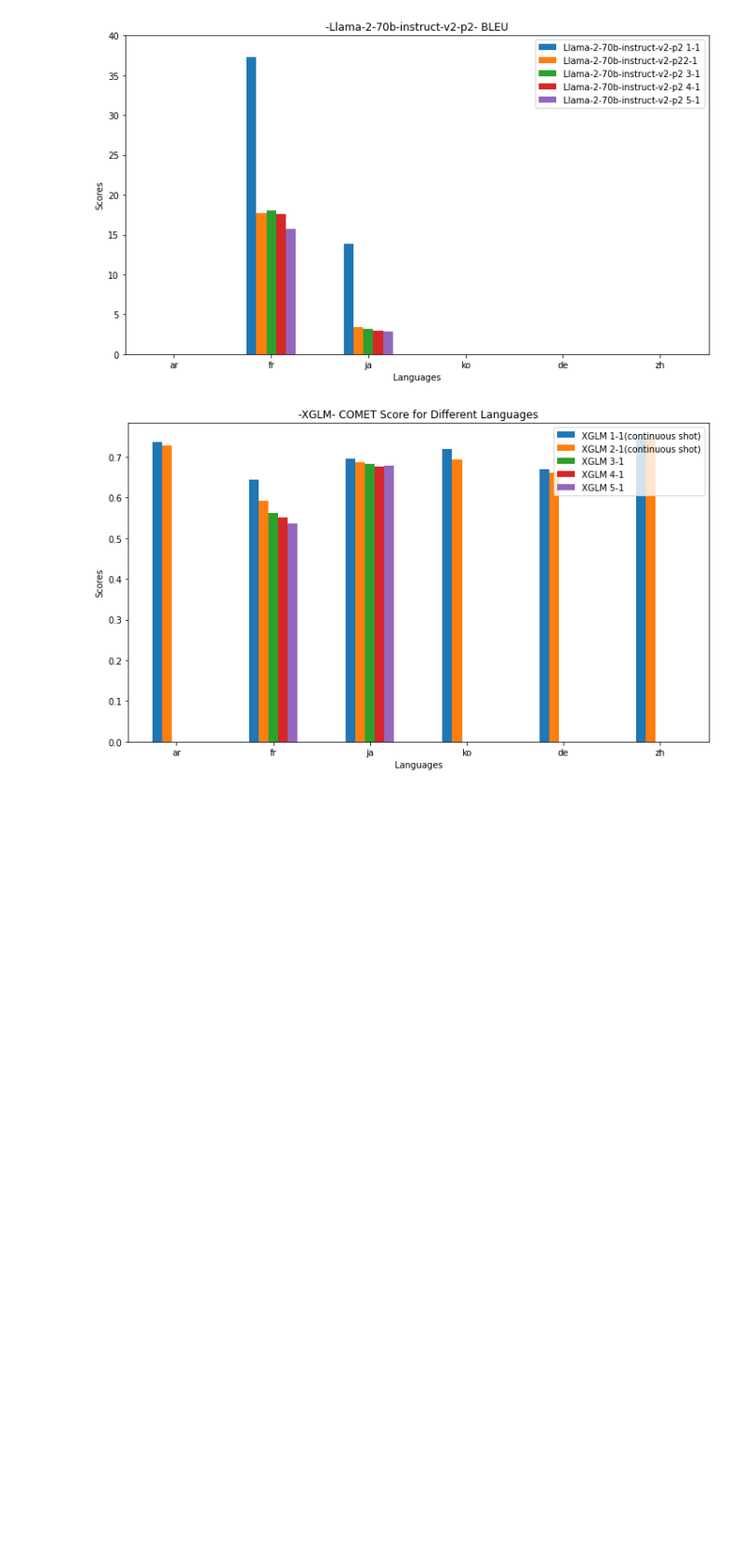
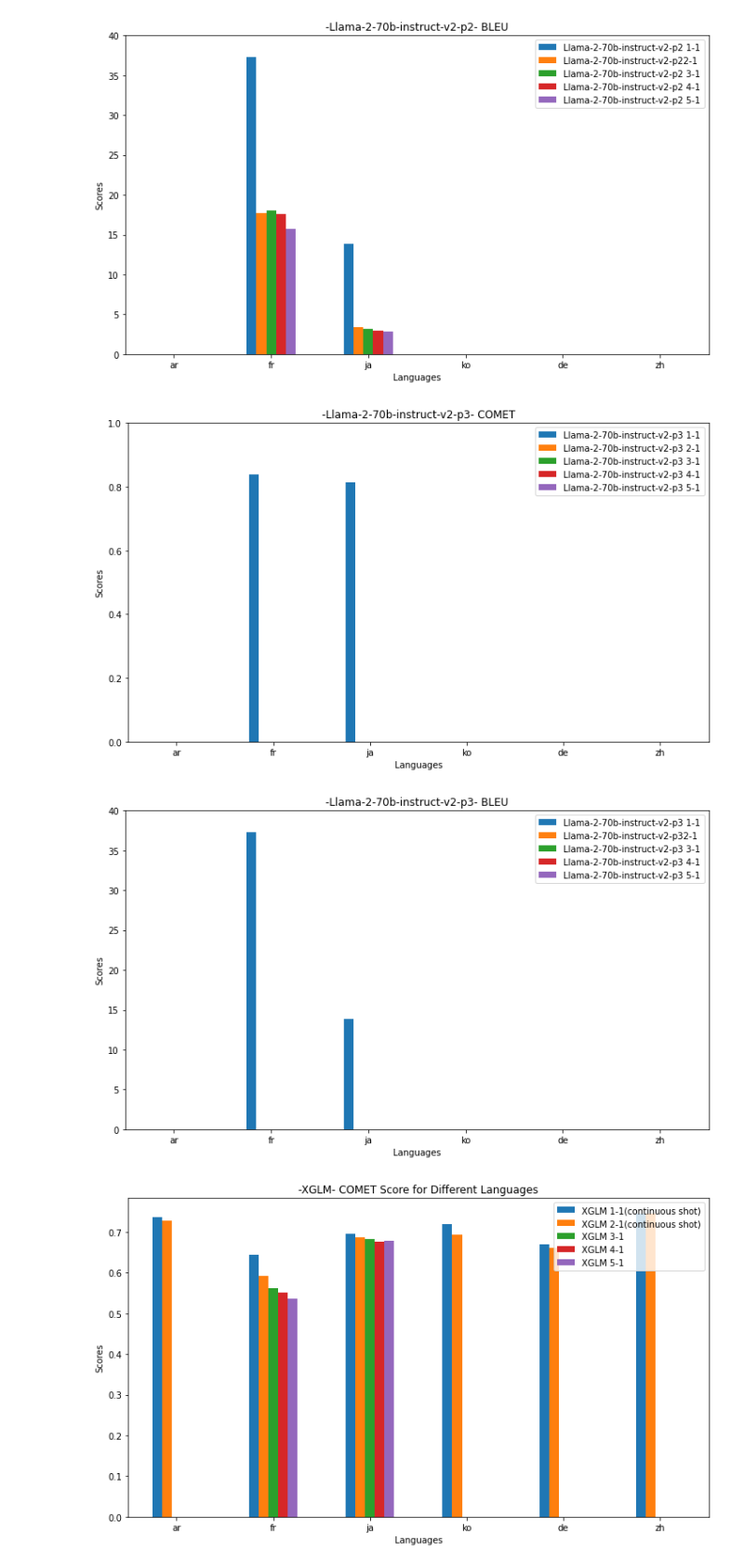
Before and after one commit to su0315/LLM_Contextual_Prompt_MT, a Jupyter notebook: notebook/result_visualization/context_size_comparison.ipynb, the cells around one changed output. Shown at 93% size. Saved outputs shown, nothing was run; the diff lists cells and outputs as text; code cells hidden in the pictures; blank space fills up the shorter version.

```diff
--- a/notebook/result_visualization/context_size_comparison.ipynb
+++ b/notebook/result_visualization/context_size_comparison.ipynb
@@ -234,6 +246,11 @@ scores_plot("Llama-2-70b-instruct-v2-p2")
 # %% [output]
 [figure]
 [figure]
+# %%
+scores_plot("Llama-2-70b-instruct-v2-p3")
+# %% [output]
+[figure, added]
+[figure, added]
 # %%
 #XGLM
 # Generating positions for the bars
```
Also changed, not shown: parts of 6 cells of this notebook, 1 other file.
